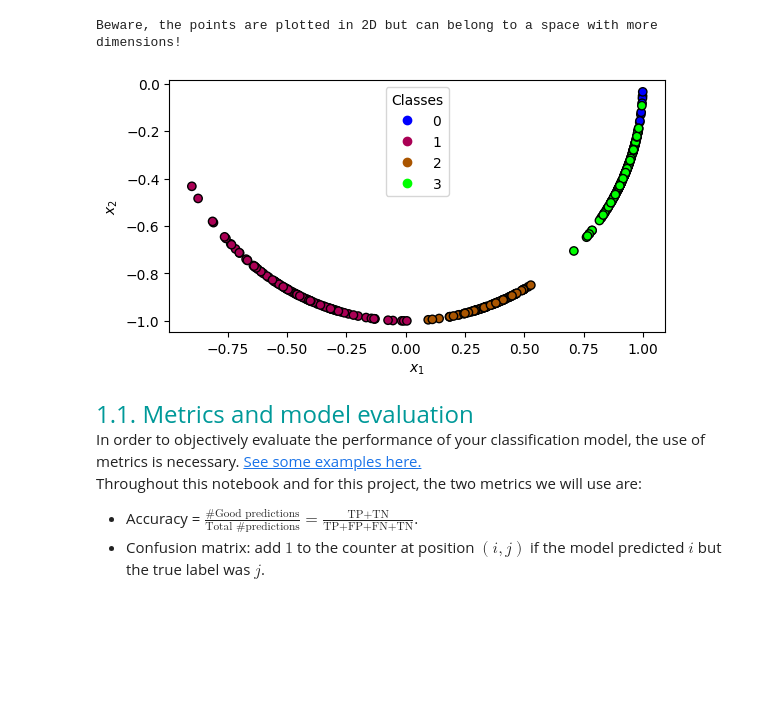
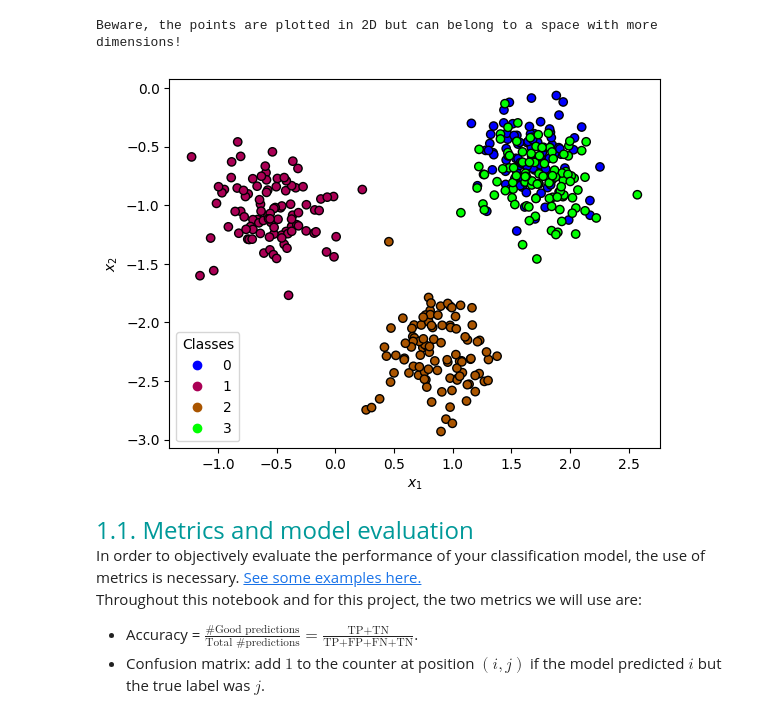
Before and after one commit to nonoswagman/LELEC210X-Groupe-G, a Jupyter notebook: classification/hands_on_classif1_toy.ipynb, the cells around one changed output. Drawn from its saved outputs; the diff is of its cells as text; code cells hidden in the pictures; blank space fills up the shorter version.

```diff
--- a/classification/hands_on_classif1_toy.ipynb
+++ b/classification/hands_on_classif1_toy.ipynb
@@ -52,7 +52,7 @@ with $\boldsymbol x_i \in \mathbb R^p$ the feature vector of the $i$-th sample w
 # %%
 ### TO RUN
 plot3D = False
-normalize = True
+normalize = False
 N = 100 # Number of points per subcluster. (defaut: 100)
 n_classes = 4 # Number of differents classes. (default: 4)
 n_subclusters = 1# Number of subclusters of points per class. (defaut: 1)
@@ -64,34 +64,34 @@ np.random.seed(1) # For some reproducibility in the results, you can change the
 M = N * n_subclusters # Number of points per class cluster
 "Generate the data"
 cluster_centers = np.concatenate((np.random.randn(n_classes*n_subclusters,dim_clusters), np.zeros((n_classes*n_subclusters, dim-dim_clusters))), axis=1)
 centers = np.repeat(cluster_centers, N, axis=0 )
 noise = sig*np.random.randn(n_classes*M,dim)
 X = centers + noise
 if (normalize):
     X /= np.linalg.norm(X, axis=1, keepdims=True)
 y = np.repeat(np.arange(n_classes), M)
 
 print('Beware, the points are plotted in 2D but can belong to a space with more dimensions!')
 
 "Plot"
 cm = 'brg'
 edgc = 'k'
 fig = plt.figure()
 if (plot3D):
     ax = plt.axes(projection='3d')
     ax.scatter3D(X[:,0],X[:,1],X[:,2], c=y, cmap=cm, edgecolor=edgc)
 else:
     ax = plt.gca()
     ax.set_aspect('equal', adjustable='box')
     scatterd = plt.scatter(X[:,0],X[:,1], c=y, cmap=cm, edgecolors=edgc)
 plt.xlabel('$x_1$')
 plt.ylabel('$x_2$')
 handles, labels = scatterd.legend_elements(prop="colors")
 ax.legend(handles, labels, title="Classes")
 plt.show()
 # %% [output]
 Beware, the points are plotted in 2D but can belong to a space with more dimensions!
-[figure, old version]
+[figure, new version]
 # %% [markdown]
 <font size=5 color=#009999> 1.1. Metrics and model evaluation </font> <br>
 In order to objectively evaluate the performance of your classification model, the use of metrics is necessary.
```
Also changed, not shown: parts of 10 cells of this notebook, 3 other files.
